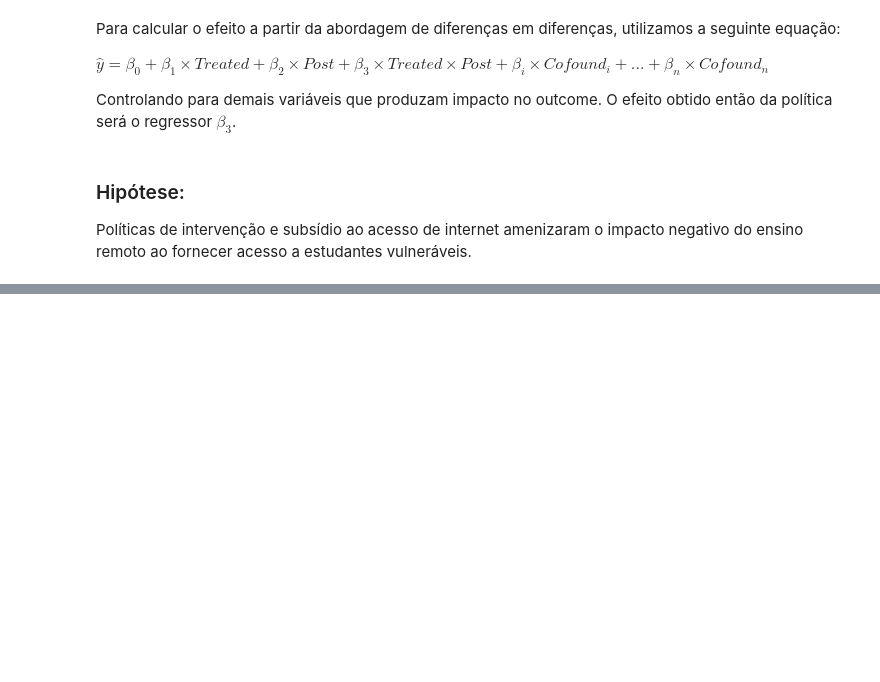
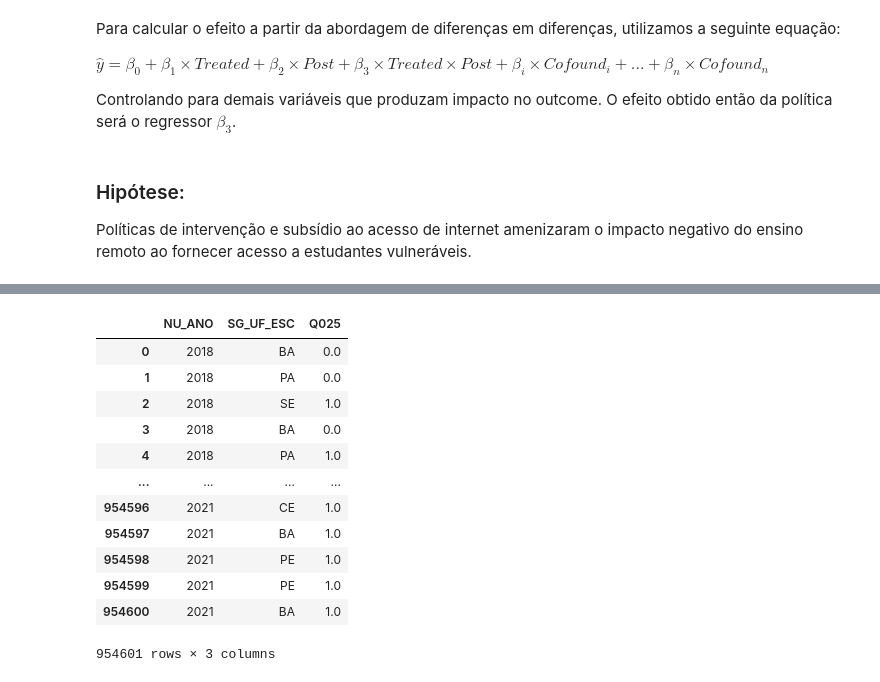
Before and after one commit to JV-Nunes/Relatorio-Conectividade, a Jupyter notebook: Analise/Models/Diffs_in_Diffs.ipynb, the cells around one changed output, grey strips where cells are left out. Drawn from its saved outputs; the diff is of its cells as text; code cells hidden in the pictures; blank space fills up the shorter version.

```diff
--- a/Analise/Models/Diffs_in_Diffs.ipynb
+++ b/Analise/Models/Diffs_in_Diffs.ipynb
@@ -30,0 +60,21 @@ $E[Chip_ik] = \frac{(\dot{y_i} / n_k)(1 - b)}{a}$
+# %%
+def agg_home_conditions(df):
+    '''
+    Cria um índice normalizado que representa a condição de moradia do aluno.
+    '''
+
+    mapping = {"A": 1, "B": 2, "C": 3, "D": 4, "E": 5}
+    cols = ['Q007','Q008','Q009','Q010','Q012','Q014','Q016','Q019']
+    for col in cols:
+        df[col] = df[col].map(mapping, meta=(col, 'int'))
+
+    series = df['Q007'] + df['Q008'] + \
+    df['Q009'] + df['Q010'] + df['Q012'] + \
+    df['Q014'] + df['Q016'] + df['Q019']
+
+    min = series.min().compute()
+    max = series.max().compute()
+
+    normalized = series.apply(lambda x: x-min / max-min, meta=series)
+
+    return normalized
@@ -30,0 +207,16 @@ $E[Chip_ik] = \frac{(\dot{y_i} / n_k)(1 - b)}{a}$
+# %%
+internet
+# %% [output]
+|  | NU_ANO | SG_UF_ESC | Q025 |
+| 0 | 2018 | BA | 0.0 |
+| 1 | 2018 | PA | 0.0 |
+| 2 | 2018 | SE | 1.0 |
+| 3 | 2018 | BA | 0.0 |
+| 4 | 2018 | PA | 1.0 |
+| ... | ... | ... | ... |
+| 954596 | 2021 | CE | 1.0 |
+| 954597 | 2021 | BA | 1.0 |
+| 954598 | 2021 | PE | 1.0 |
+| 954599 | 2021 | PE | 1.0 |
+| 954600 | 2021 | BA | 1.0 |
+954601 rows × 3 columns
```
Also changed, not shown: parts of 43 cells of this notebook, 2 other files.
